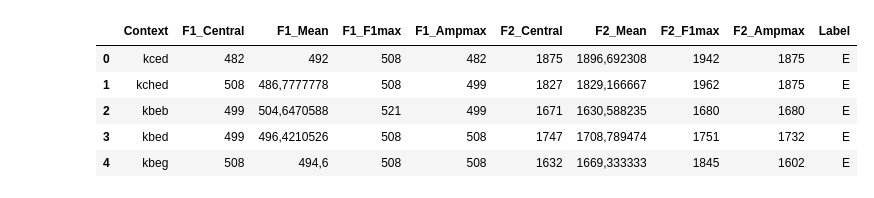
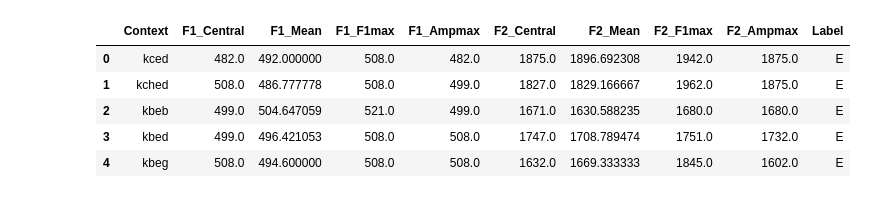
Before and after one commit to BALAKUMARKalai/Stage-2A, a Jupyter notebook: stage.ipynb, the cells around one changed output. Cells and saved outputs as stored; diff of their text form; code cells hidden in the pictures.

```diff
--- a/stage.ipynb
+++ b/stage.ipynb
@@ -6,10 +12,12 @@ import torch
 # %%
-df = pd.read_csv('dataset.csv', sep=";")
+
+df = pd.read_csv("dataset.csv", sep=";").replace(",", ".", regex=True)
+df = df.astype({col: "float" for col in df.columns[1:-1]})
 df.head()
 # %% [output]
 |  | Context | F1_Central | F1_Mean | F1_F1max | F1_Ampmax | F2_Central | F2_Mean | F2_F1max | F2_Ampmax | Label |
-| 0 | kced | 482 | 492 | 508 | 482 | 1875 | 1896,692308 | 1942 | 1875 | E |
-| 1 | kched | 508 | 486,7777778 | 508 | 499 | 1827 | 1829,166667 | 1962 | 1875 | E |
-| 2 | kbeb | 499 | 504,6470588 | 521 | 499 | 1671 | 1630,588235 | 1680 | 1680 | E |
-| 3 | kbed | 499 | 496,4210526 | 508 | 508 | 1747 | 1708,789474 | 1751 | 1732 | E |
-| 4 | kbeg | 508 | 494,6 | 508 | 508 | 1632 | 1669,333333 | 1845 | 1602 | E |
+| 0 | kced | 482.0 | 492.000000 | 508.0 | 482.0 | 1875.0 | 1896.692308 | 1942.0 | 1875.0 | E |
+| 1 | kched | 508.0 | 486.777778 | 508.0 | 499.0 | 1827.0 | 1829.166667 | 1962.0 | 1875.0 | E |
+| 2 | kbeb | 499.0 | 504.647059 | 521.0 | 499.0 | 1671.0 | 1630.588235 | 1680.0 | 1680.0 | E |
+| 3 | kbed | 499.0 | 496.421053 | 508.0 | 508.0 | 1747.0 | 1708.789474 | 1751.0 | 1732.0 | E |
+| 4 | kbeg | 508.0 | 494.600000 | 508.0 | 508.0 | 1632.0 | 1669.333333 | 1845.0 | 1602.0 | E |
```
Also changed, not shown: parts of 7 cells of this notebook.
